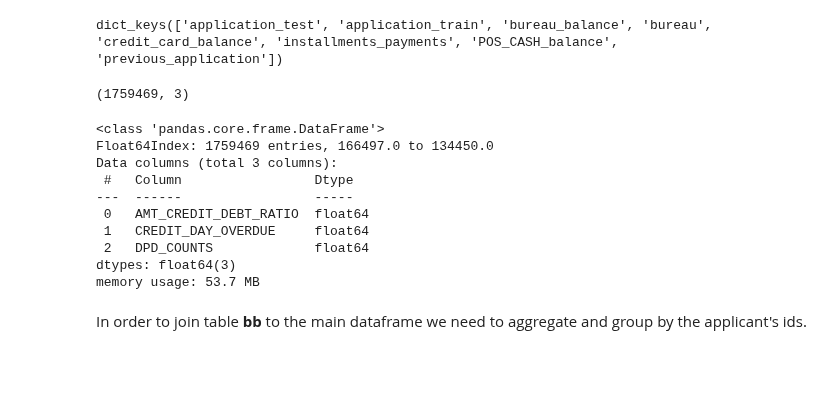
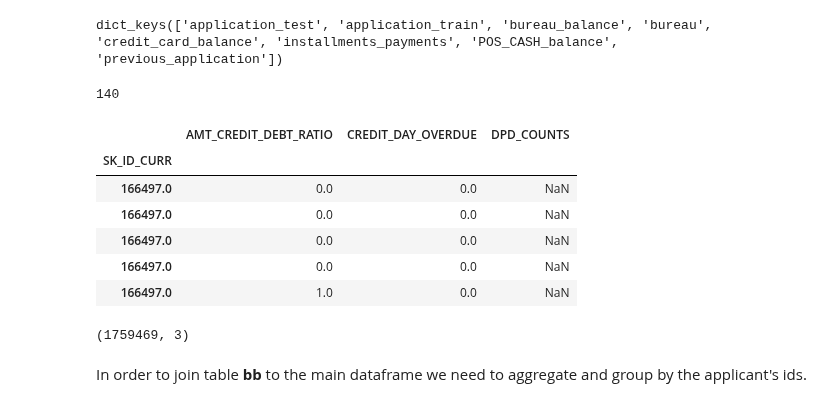
Before and after one commit to DSEI21000-S21/project-home-credit, a Jupyter notebook: experiments/eyob/playground2_baseline.ipynb, the cells around one changed output. Cells and saved outputs as stored; diff of their text form; code cells hidden in the pictures; blank space fills up the shorter version.

```diff
--- a/experiments/eyob/playground2_baseline.ipynb
+++ b/experiments/eyob/playground2_baseline.ipynb
@@ -101,23 +103,26 @@ train_test = application_train.append(application_test).reset_index()
+# %%
+del application_train
+del application_test
+gc.collect()
+# %% [output]
+140
 # %%
 ## 10 minutes to exeute
 bb = extract_features_from_bureau(bureau, bureau_balance)
+# %%
+bb.head()
+# %% [output]
+|  | AMT_CREDIT_DEBT_RATIO | CREDIT_DAY_OVERDUE | DPD_COUNTS |
+| SK_ID_CURR |  |  |  |
+| 166497.0 | 0.0 | 0.0 | NaN |
+| 166497.0 | 0.0 | 0.0 | NaN |
+| 166497.0 | 0.0 | 0.0 | NaN |
+| 166497.0 | 0.0 | 0.0 | NaN |
+| 166497.0 | 1.0 | 0.0 | NaN |
 # %%
 bb.shape
 # %% [output]
 (1759469, 3)
-# %%
-bb.info()
-# %% [output]
-<class 'pandas.core.frame.DataFrame'>
-Float64Index: 1759469 entries, 166497.0 to 134450.0
-Data columns (total 3 columns):
- #   Column                 Dtype
----  ------                 -----
- 0   AMT_CREDIT_DEBT_RATIO  float64
- 1   CREDIT_DAY_OVERDUE     float64
- 2   DPD_COUNTS             float64
-dtypes: float64(3)
-memory usage: 53.7 MB
 # %% [markdown]
 In order to join table **bb** to the main dataframe we need to aggregate and group by the applicant's ids.
 # %%
```
Also changed, not shown: parts of 21 cells of this notebook.
